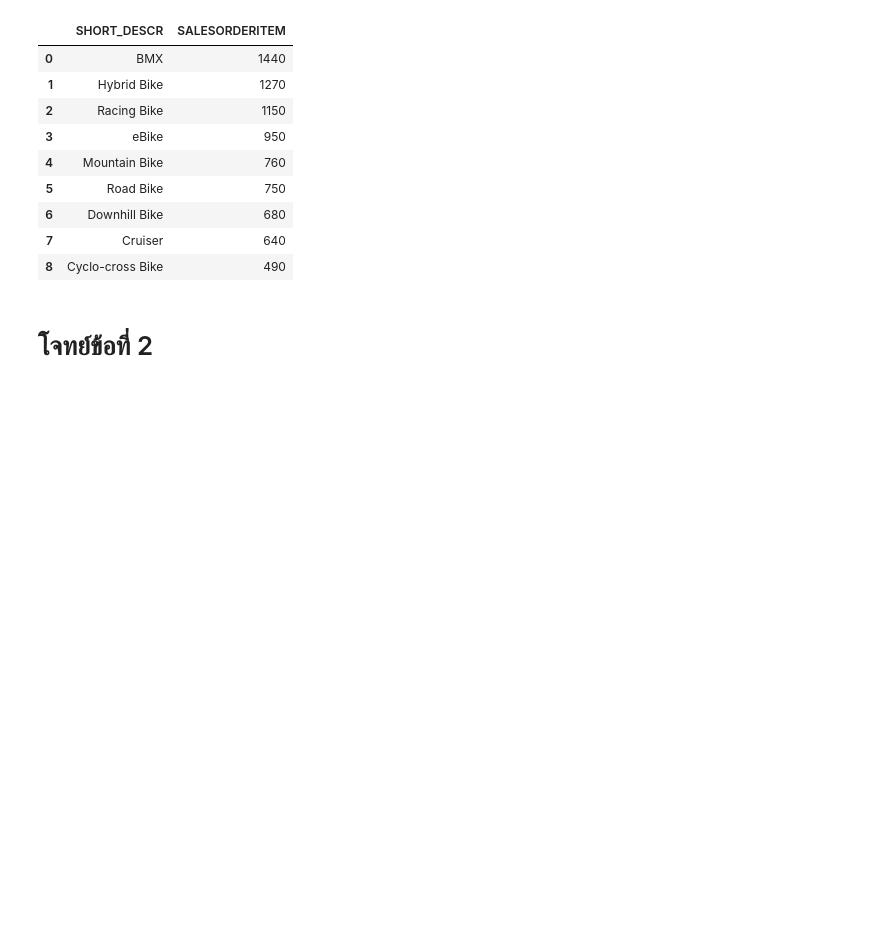
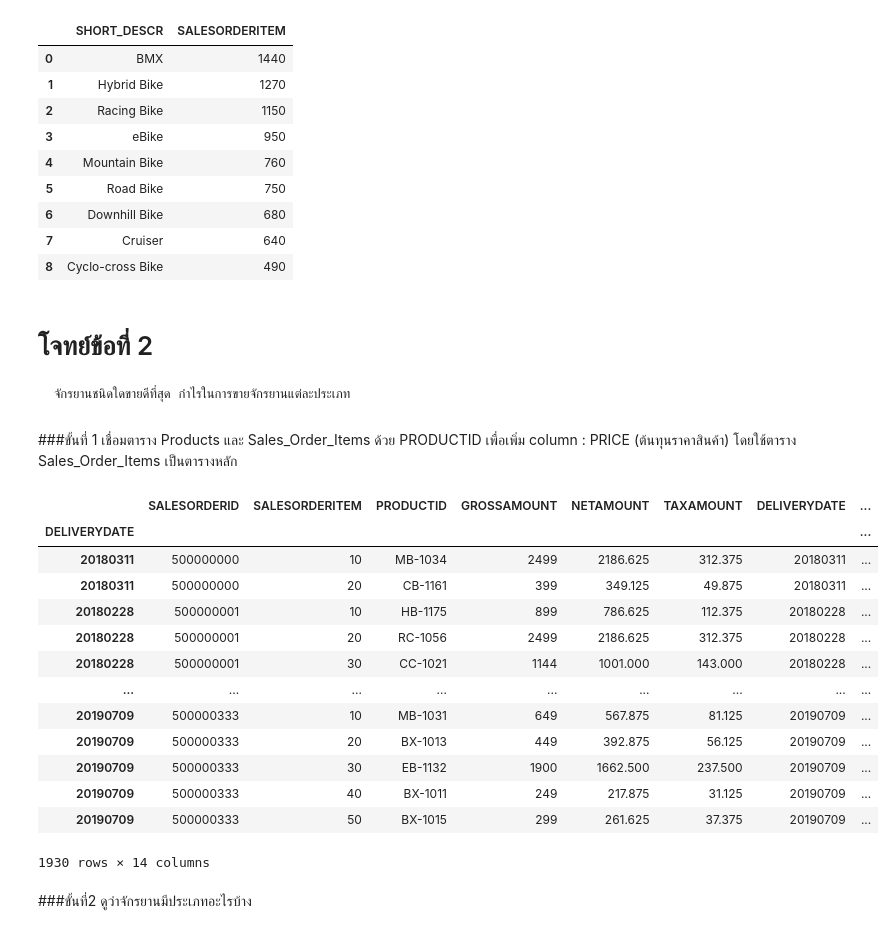
Before and after one commit to nicha0524/DPDM2021, a Jupyter notebook: Untitled6.ipynb, the cells around one changed output. Saved outputs shown, nothing was run; the diff lists cells and outputs as text; code cells hidden in the pictures; blank space fills up the shorter version.

```diff
--- a/Untitled6.ipynb
+++ b/Untitled6.ipynb
@@ -510,3 +505,26 @@ bicycle.iloc[:,[0,2]]
 | 8 | Cyclo-cross Bike | 490 |
 # %% [markdown]
 # โจทย์ข้อที่ 2
+    จักรยานชนิดใดขายดีที่สุด กำไรในการขายจักรยานแต่ละประเภท
+# %% [markdown]
+###ขั้นที่ 1 เชื่อมตาราง Products และ Sales_Order_Items ด้วย PRODUCTID เพื่อเพิ่ม column : PRICE (ต้นทุนราคาสินค้า) โดยใช้ตาราง Sales_Order_Items เป็นตารางหลัก
+# %%
+Sales_Order_Items['PRICE'] = Sales_Order_Items ['PRODUCTID'].map(Products.set_index('PRODUCTID')['PRICE'])
+Sales_Order_Items
+# %% [output]
+|  | SALESORDERID | SALESORDERITEM | PRODUCTID | GROSSAMOUNT | NETAMOUNT | TAXAMOUNT | DELIVERYDATE | ... |
+| DELIVERYDATE |  |  |  |  |  |  |  | ... |
+| 20180311 | 500000000 | 10 | MB-1034 | 2499 | 2186.625 | 312.375 | 20180311 | ... |
+| 20180311 | 500000000 | 20 | CB-1161 | 399 | 349.125 | 49.875 | 20180311 | ... |
+| 20180228 | 500000001 | 10 | HB-1175 | 899 | 786.625 | 112.375 | 20180228 | ... |
+| 20180228 | 500000001 | 20 | RC-1056 | 2499 | 2186.625 | 312.375 | 20180228 | ... |
+| 20180228 | 500000001 | 30 | CC-1021 | 1144 | 1001.000 | 143.000 | 20180228 | ... |
+| ... | ... | ... | ... | ... | ... | ... | ... | ... |
+| 20190709 | 500000333 | 10 | MB-1031 | 649 | 567.875 | 81.125 | 20190709 | ... |
+| 20190709 | 500000333 | 20 | BX-1013 | 449 | 392.875 | 56.125 | 20190709 | ... |
+| 20190709 | 500000333 | 30 | EB-1132 | 1900 | 1662.500 | 237.500 | 20190709 | ... |
+| 20190709 | 500000333 | 40 | BX-1011 | 249 | 217.875 | 31.125 | 20190709 | ... |
+| 20190709 | 500000333 | 50 | BX-1015 | 299 | 261.625 | 37.375 | 20190709 | ... |
+1930 rows × 14 columns
+# %% [markdown]
+###ขั้นที่2 ดูว่าจักรยานมีประเภทอะไรบ้าง
```
Also changed, not shown: parts of 29 cells of this notebook.
